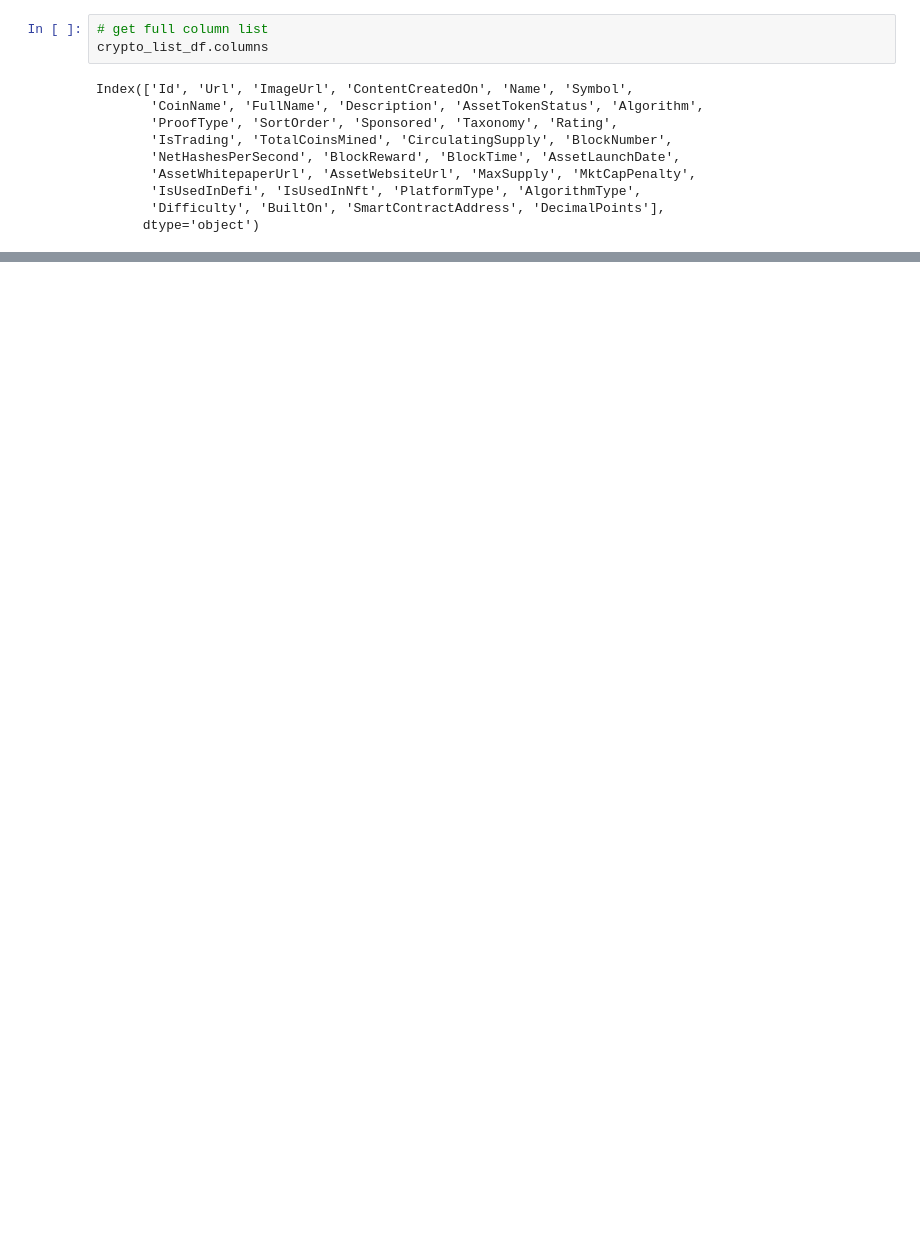
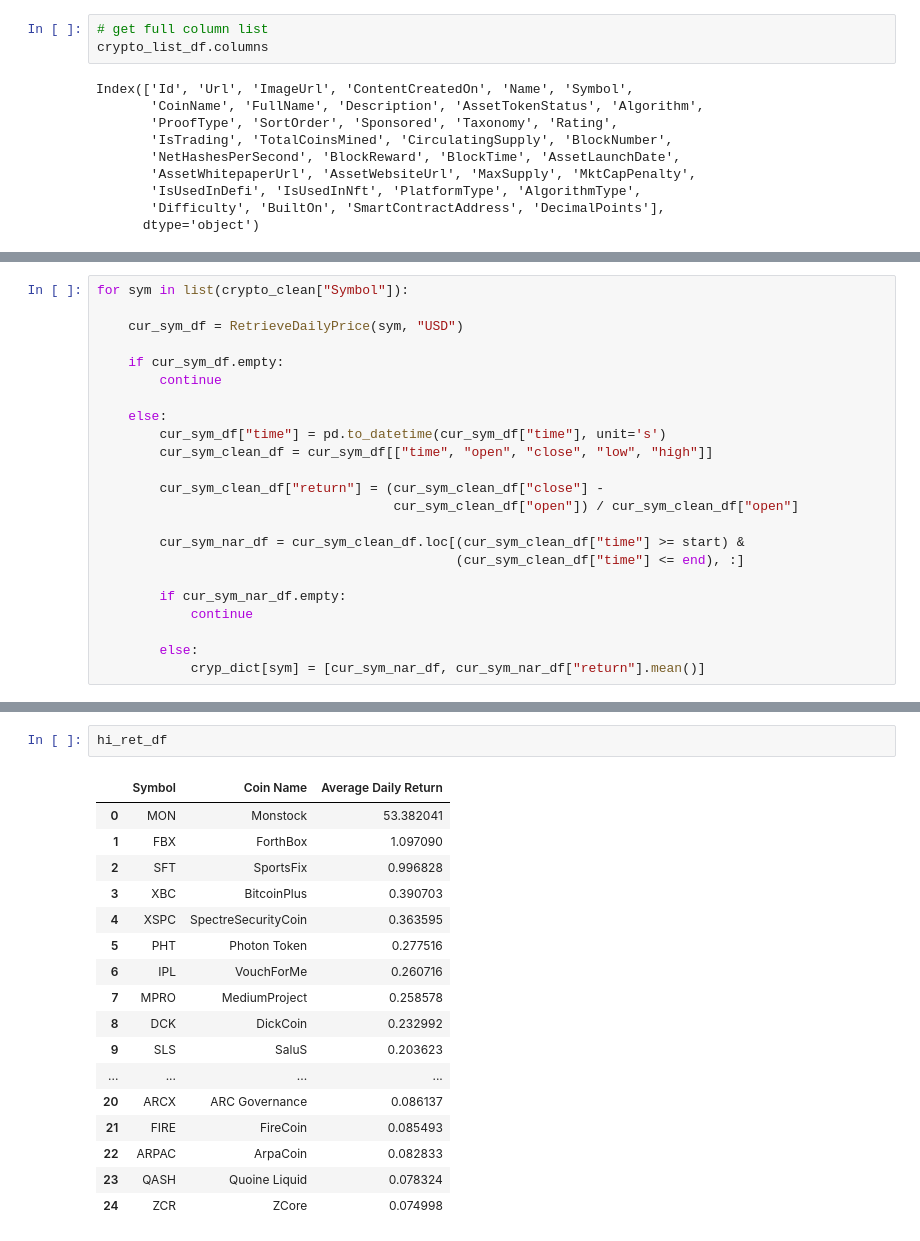
Before and after one commit to JosefinadeSolminihac/project_1, a Jupyter notebook: crypto_compare_eda_dml.ipynb, the cells around one changed output, grey strips where cells are left out. Drawn from its saved outputs; the diff is of its cells as text; blank space fills up the shorter version.

```diff
--- a/crypto_compare_eda_dml.ipynb
+++ b/crypto_compare_eda_dml.ipynb
@@ -95,0 +90,23 @@ df
+# %%
+for sym in list(crypto_clean["Symbol"]):
+
+    cur_sym_df = RetrieveDailyPrice(sym, "USD")
+
+    if cur_sym_df.empty:
+        continue
+
+    else:
+        cur_sym_df["time"] = pd.to_datetime(cur_sym_df["time"], unit='s')
+        cur_sym_clean_df = cur_sym_df[["time", "open", "close", "low", "high"]]
+
+        cur_sym_clean_df["return"] = (cur_sym_clean_df["close"] -
+                                      cur_sym_clean_df["open"]) / cur_sym_clean_df["open"]
+
+        cur_sym_nar_df = cur_sym_clean_df.loc[(cur_sym_clean_df["time"] >= start) &
+                                              (cur_sym_clean_df["time"] <= end), :]
+
+        if cur_sym_nar_df.empty:
+            continue
+
+        else:
+            cryp_dict[sym] = [cur_sym_nar_df, cur_sym_nar_df["return"].mean()]
@@ -95,0 +139,20 @@ df
+# %%
+hi_ret_df
+# %% [output]
+|  | Symbol | Coin Name | Average Daily Return |
+| 0 | MON | Monstock | 53.382041 |
+| 1 | FBX | ForthBox | 1.097090 |
+| 2 | SFT | SportsFix | 0.996828 |
+| 3 | XBC | BitcoinPlus | 0.390703 |
+| 4 | XSPC | SpectreSecurityCoin | 0.363595 |
+| 5 | PHT | Photon Token | 0.277516 |
+| 6 | IPL | VouchForMe | 0.260716 |
+| 7 | MPRO | MediumProject | 0.258578 |
+| 8 | DCK | DickCoin | 0.232992 |
+| 9 | SLS | SaluS | 0.203623 |
+| ... | ... | ... | ... |
+| 20 | ARCX | ARC Governance | 0.086137 |
+| 21 | FIRE | FireCoin | 0.085493 |
+| 22 | ARPAC | ArpaCoin | 0.082833 |
+| 23 | QASH | Quoine Liquid | 0.078324 |
+| 24 | ZCR | ZCore | 0.074998 |
```
Also changed, not shown: parts of 16 cells of this notebook, 2 other files.
